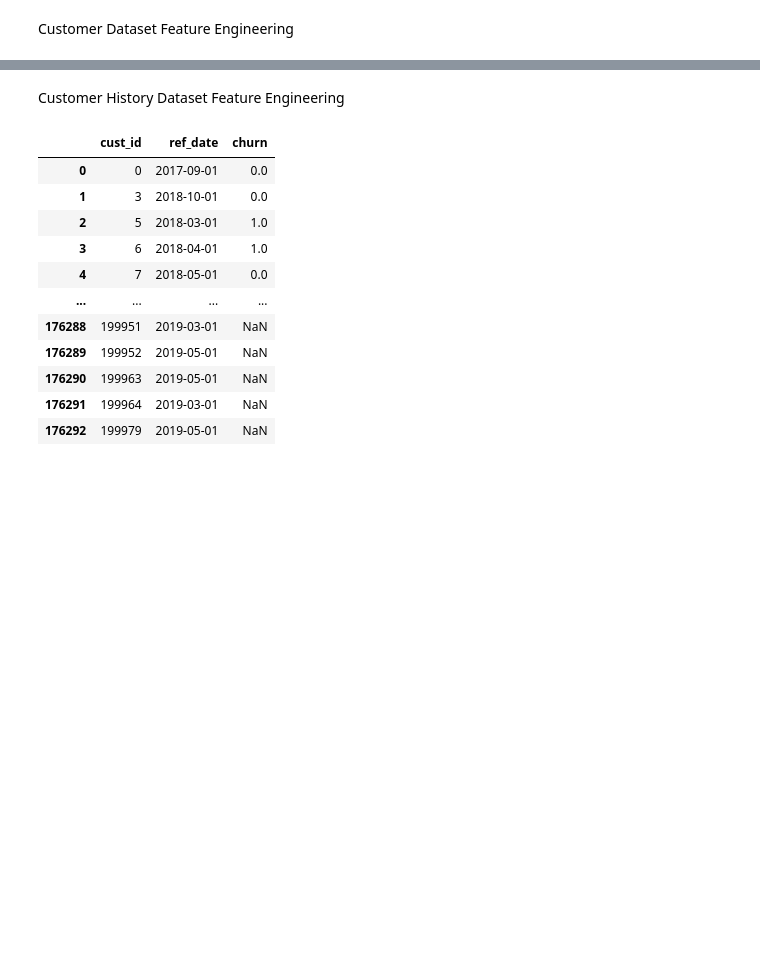
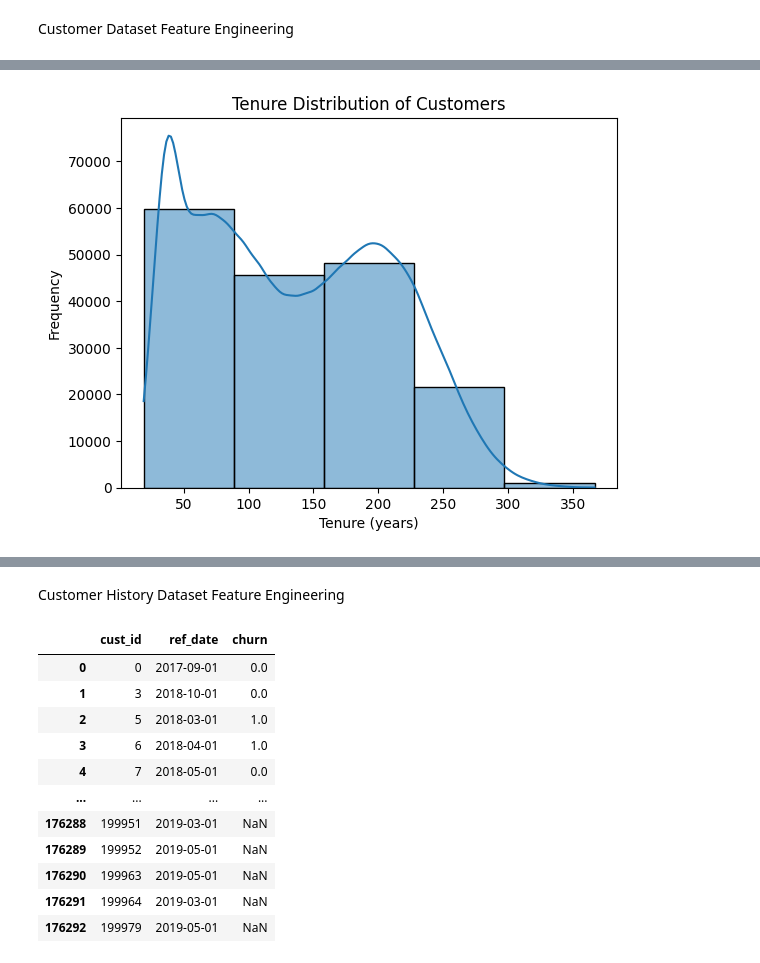
Before and after one commit to bthnsrts/datathon-team-guney-kampus, a Jupyter notebook: notebooks/feature_engineering.ipynb, the cells around one changed output, grey strips where cells are left out. Cells and saved outputs as stored; diff of their text form; code cells hidden in the pictures; blank space fills up the shorter version.

```diff
--- a/notebooks/feature_engineering.ipynb
+++ b/notebooks/feature_engineering.ipynb
@@ -32,0 +48,8 @@ cust_encoded = pd.get_dummies(cust, columns=['gender', 'work_type', 'work_sector
+# %%
+sns.histplot(cust_encoded['tenure'], bins = 5, kde = True)
+plt.title('Tenure Distribution of Customers')
+plt.xlabel('Tenure (years)')
+plt.ylabel('Frequency')
+plt.show()
+# %% [output]
+[figure, added]
```
Also changed, not shown: parts of 32 cells of this notebook.
